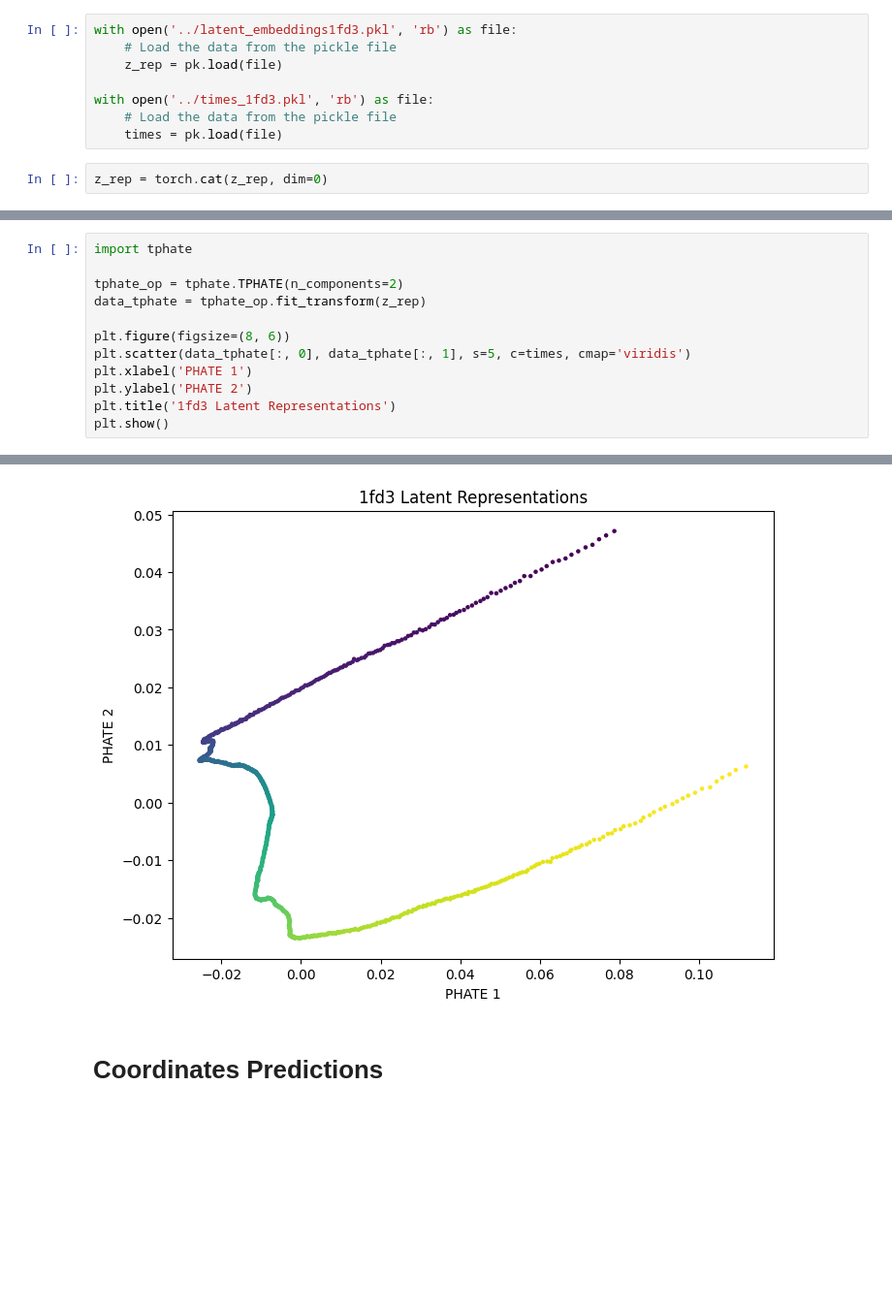
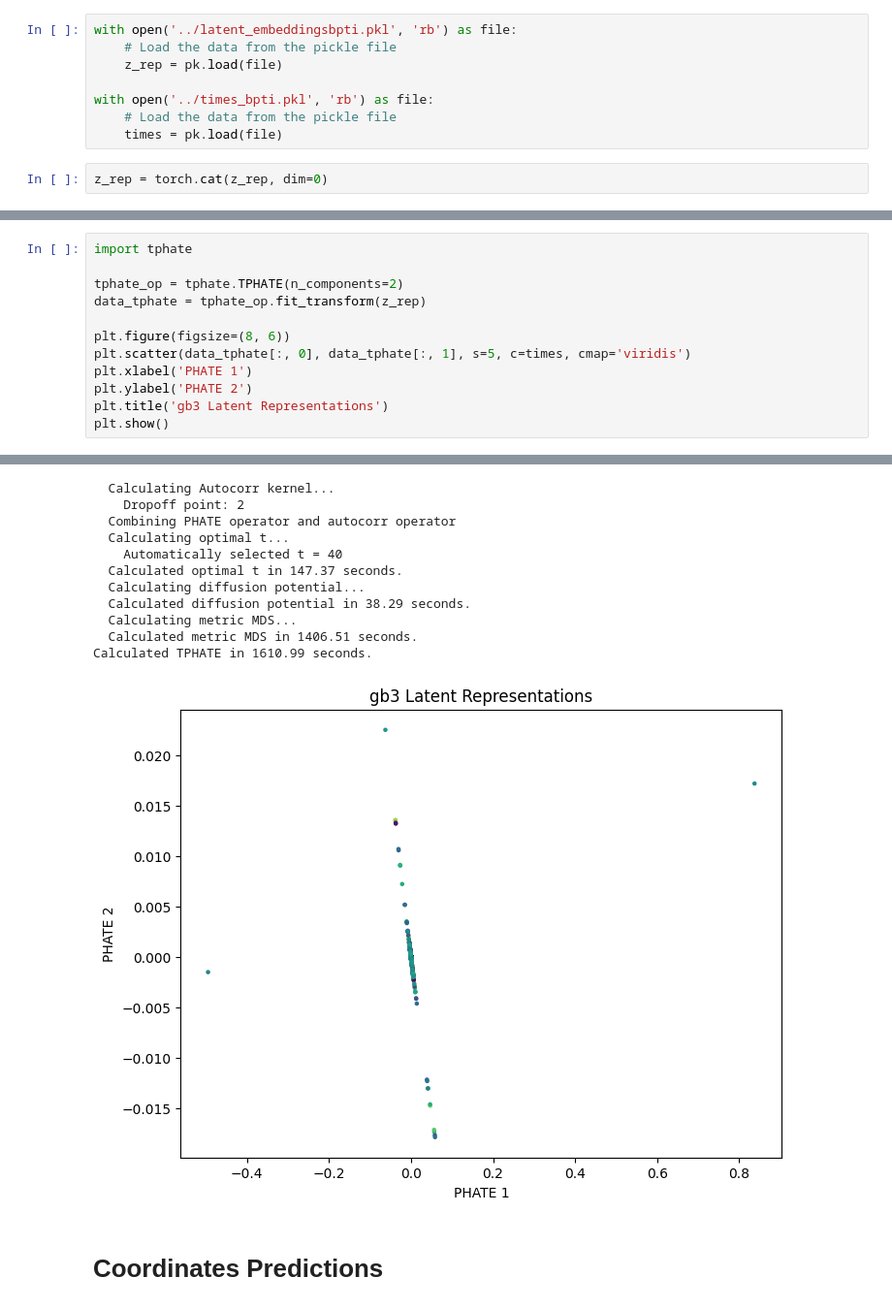
Before and after one commit to KrishnaswamyLab/ProtSCAPE, a Jupyter notebook: notebooks/atlas_results.ipynb, the cells around one changed output, grey strips where cells are left out. Shown at 97% size. Saved outputs shown, nothing was run; the diff lists cells and outputs as text; blank space fills up the shorter version.

```diff
--- a/notebooks/atlas_results.ipynb
+++ b/notebooks/atlas_results.ipynb
@@ -7,11 +7,11 @@ import torch
 # %% [markdown]
 # Visualization of latent space
 # %%
-with open('../latent_embeddings1fd3.pkl', 'rb') as file:
+with open('../latent_embeddingsbpti.pkl', 'rb') as file:
     # Load the data from the pickle file
     z_rep = pk.load(file)
 
-with open('../times_1fd3.pkl', 'rb') as file:
+with open('../times_bpti.pkl', 'rb') as file:
     # Load the data from the pickle file
     times = pk.load(file)
 # %%
@@ -65,7 +61,7 @@ plt.figure(figsize=(8, 6))
 plt.scatter(data_tphate[:, 0], data_tphate[:, 1], s=5, c=times, cmap='viridis')
 plt.xlabel('PHATE 1')
 plt.ylabel('PHATE 2')
-plt.title('1fd3 Latent Representations')
+plt.title('gb3 Latent Representations')
 plt.show()
 # %% [output]
 Calculating TPHATE...
@@ -90,4 +77,15 @@ Calculated TPHATE in 1.77 seconds.
+  Calculating Autocorr kernel...
+    Dropoff point: 2
+  Combining PHATE operator and autocorr operator
+  Calculating optimal t...
+    Automatically selected t = 40
+  Calculated optimal t in 147.37 seconds.
+  Calculating diffusion potential...
+  Calculated diffusion potential in 38.29 seconds.
+  Calculating metric MDS...
+  Calculated metric MDS in 1406.51 seconds.
+Calculated TPHATE in 1610.99 seconds.
-[figure, old version]
+[figure, new version]
 # %% [markdown]
 # Coordinates Predictions
 # %%
```
Also changed, not shown: parts of 30 cells of this notebook, 24 other files.
